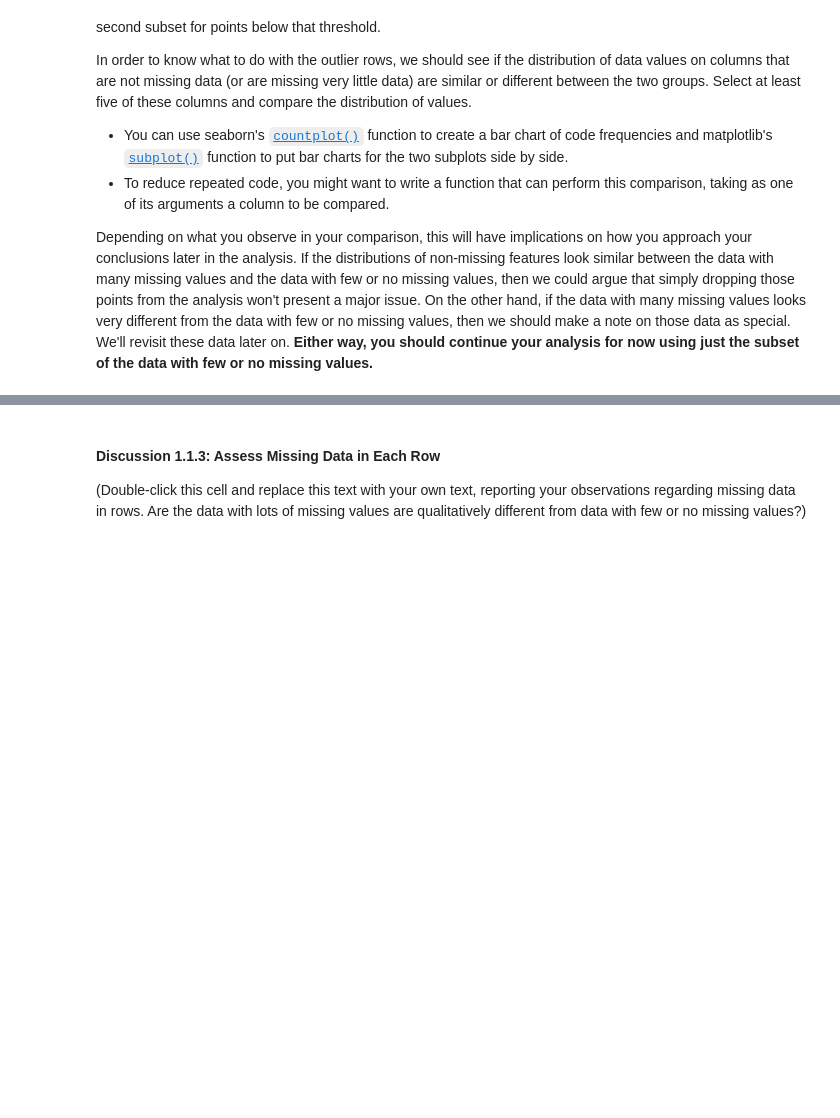
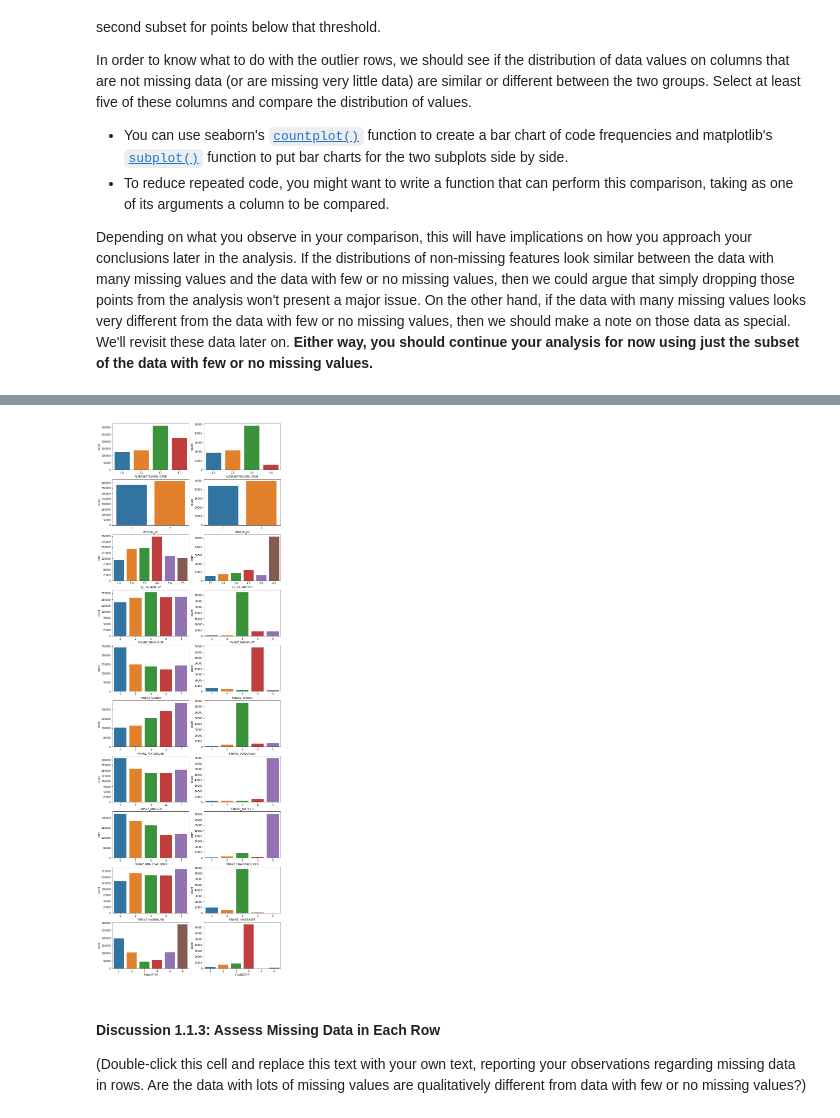
Before and after one commit to joshtice/Udacity_clustering_project, a Jupyter notebook: Identify_Customer_Segments.ipynb, the cells around one changed output, grey strips where cells are left out. Saved outputs shown, nothing was run; the diff lists cells and outputs as text; code cells hidden in the pictures; blank space fills up the shorter version.

```diff
--- a/Identify_Customer_Segments.ipynb
+++ b/Identify_Customer_Segments.ipynb
@@ -119,0 +196,16 @@ For the remaining features, are there any patterns in which columns have, or sha
+# %%
+nan_counter = collections.Counter(new_num_nans)
+del nan_counter[0]
+
+nan_dict = {}
+for col in azdias_wout_outliers.columns:
+    nan_dict[col] = azdias_wout_outliers[col].isnull().sum()
+
+for nan_value in nan_counter.keys():
+    if nan_counter[nan_value] > 1:
+        print("Number of NaNs: {}".format(nan_value))
+        print("--------------------------")
+        for feature in nan_dict.keys():
+            if nan_dict[feature] == nan_value:
+                print(feature)
+        print("\n")
@@ -136,9 +254,24 @@ Depending on what you observe in your comparison, this will have implications on
 # %%
 # Write code to divide the data into two subsets based on the number of missing
 # values in each row.
+num_nans = azdias_wout_outliers.isnull().sum(axis=1)
+azdias_low_nans = azdias_wout_outliers[num_nans < 25]
+azdias_high_nans = azdias_wout_outliers[num_nans >= 25]
 # %%
 # Compare the distribution of values for at least five columns where there are
 # no or few missing values, between the two subsets.
+random.seed(42)
+num_features = 10
+
+fig = plt.figure(figsize=(12, 4*num_features))
+ax = []
+for i, col in enumerate(azdias_low_nans.columns[:num_features]):
+    plt.subplot(num_features, 2, 2*i+1)
+    sns.countplot(azdias_low_nans[col])
+    plt.subplot(num_features, 2, 2*i+2)
+    sns.countplot(azdias_high_nans[col])
+# %% [output]
+[figure, added]
 # %% [markdown]
 #### Discussion 1.1.3: Assess Missing Data in Each Row
 
```
Also changed, not shown: parts of 13 cells of this notebook.
